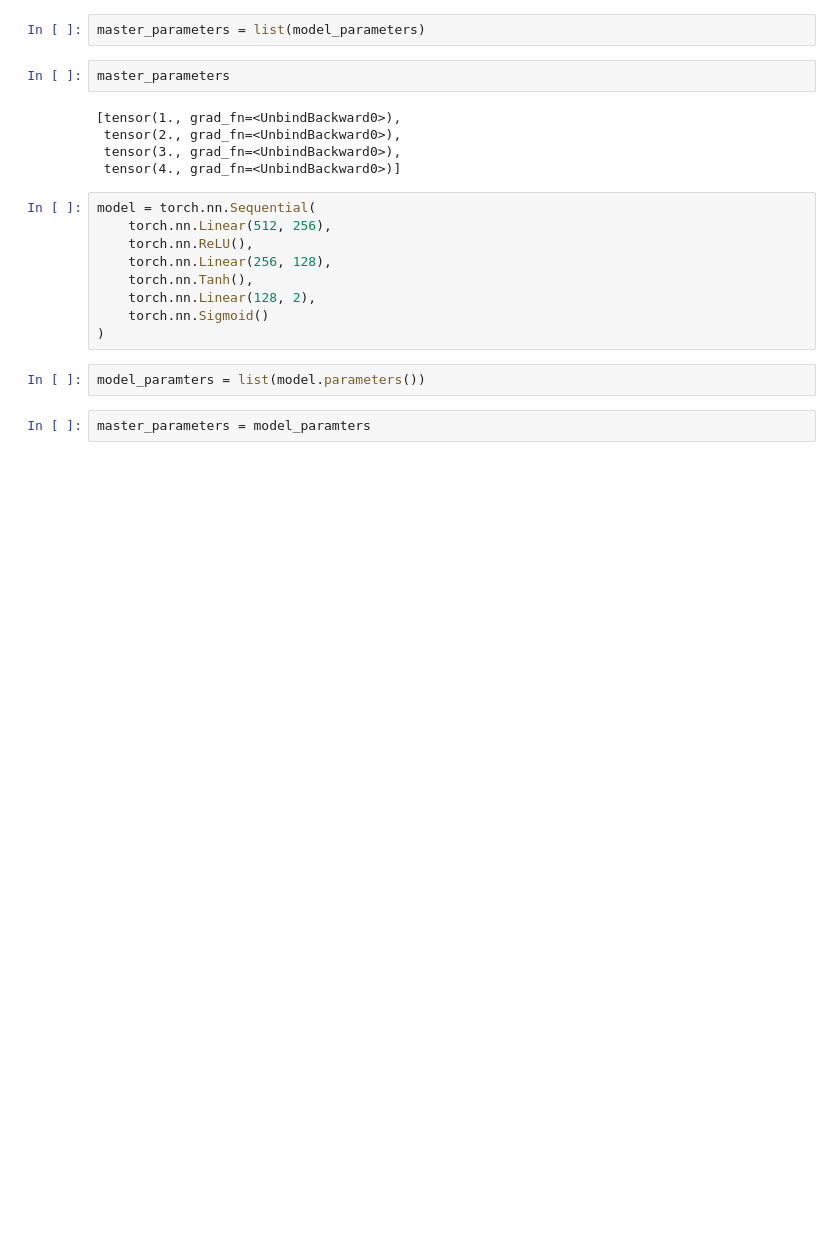
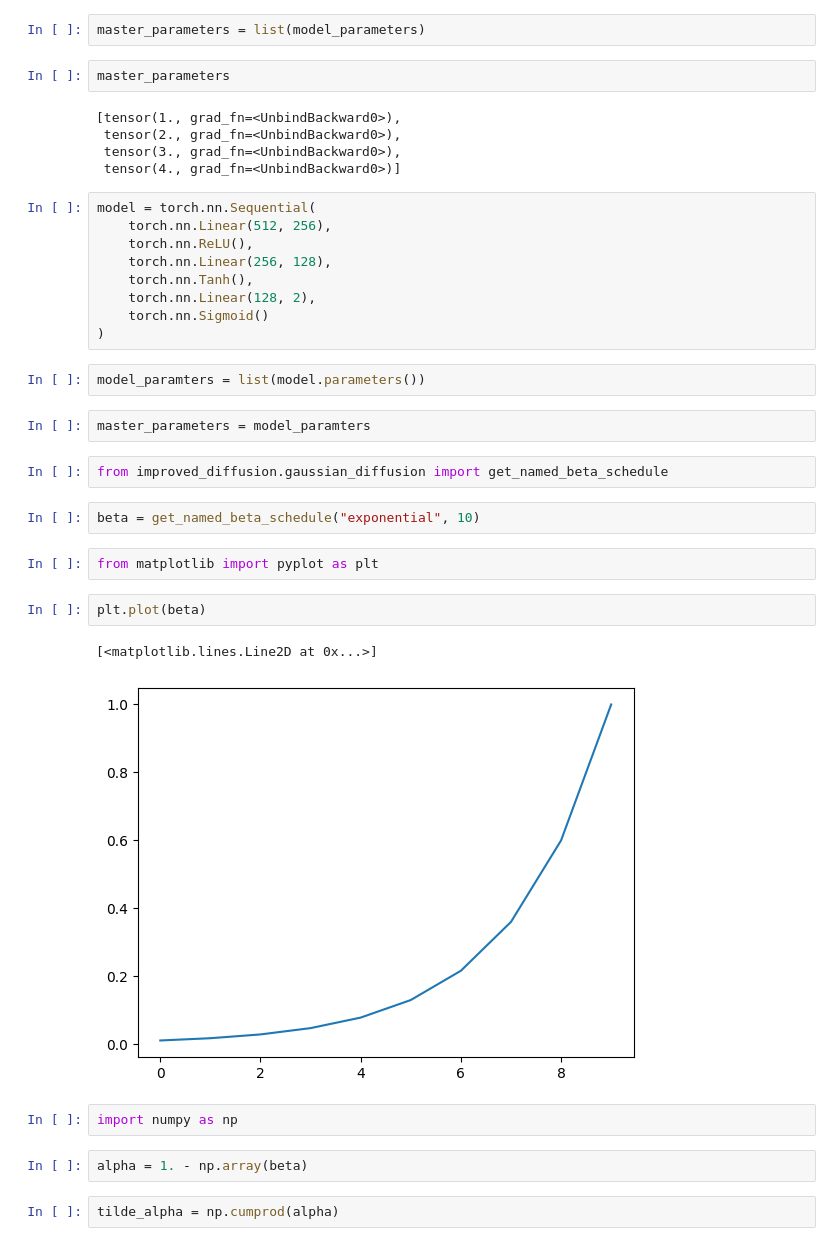
Before and after one commit to openai/improved-diffusion, a Jupyter notebook: notebook/torch_experiment.ipynb, the cells around one changed output. Saved outputs shown, nothing was run; the diff lists cells and outputs as text; blank space fills up the shorter version.

```diff
--- a/notebook/torch_experiment.ipynb
+++ b/notebook/torch_experiment.ipynb
@@ -24,3 +24,20 @@ model = torch.nn.Sequential(
 model_paramters = list(model.parameters())
 # %%
 master_parameters = model_paramters
+# %%
+from improved_diffusion.gaussian_diffusion import get_named_beta_schedule
+# %%
+beta = get_named_beta_schedule("exponential", 10)
+# %%
+from matplotlib import pyplot as plt
+# %%
+plt.plot(beta)
+# %% [output]
+[<matplotlib.lines.Line2D at 0x...>]
+[figure, added]
+# %%
+import numpy as np
+# %%
+alpha = 1. - np.array(beta)
+# %%
+tilde_alpha = np.cumprod(alpha)
```
Also changed, not shown: parts of 6 cells of this notebook, 1 other file.
